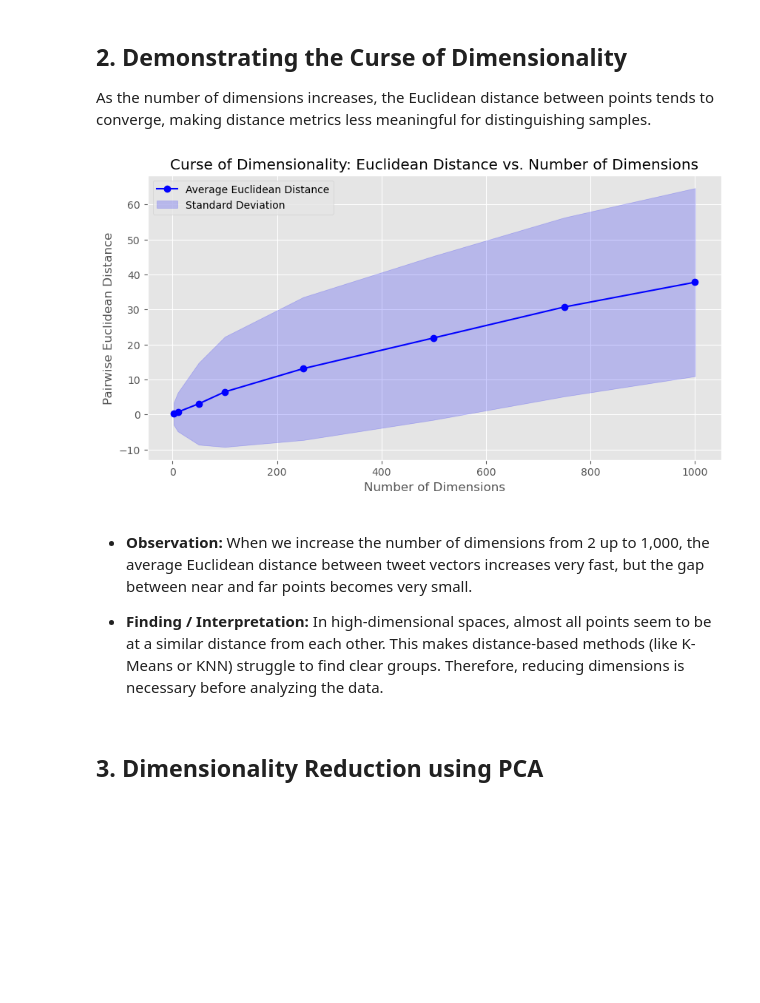
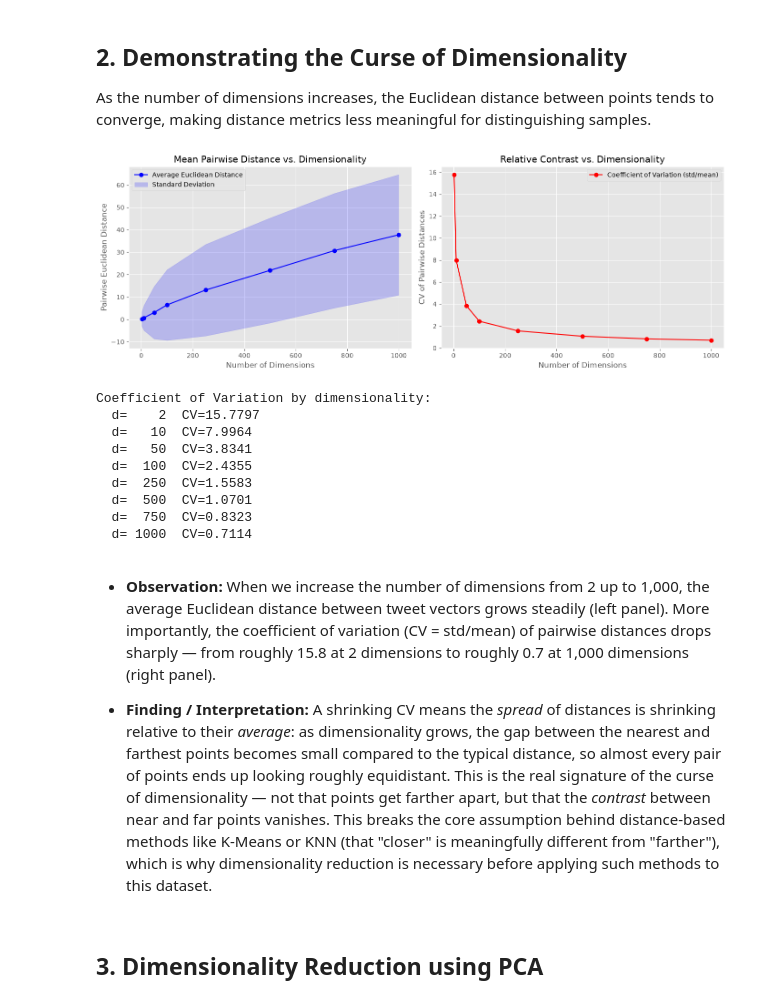
Before and after one commit to dmitrynovik/ml-a2, a Jupyter notebook: Task6_Dimensionality_Reduction.ipynb, the cells around one changed output. Drawn from its saved outputs; the diff is of its cells as text; code cells hidden in the pictures; blank space fills up the shorter version.

Commit message:
feat: task 6 - curse of dimensionality - adding CV

```diff
--- a/Task6_Dimensionality_Reduction.ipynb
+++ b/Task6_Dimensionality_Reduction.ipynb
@@ -48,39 +48,66 @@ As the number of dimensions increases, the Euclidean distance between points ten
 # %%
 dims_to_test = [2, 10, 50, 100, 250, 500, 750, 1000]
 avg_distances = []
 std_distances = []
+cv_distances = []
 
 # Subsample to speed up pairwise distance calculation
 X_sample = X_scaled[:500]
 
 for d in dims_to_test:
     if d > X_sample.shape[1]:
         d = X_sample.shape[1]
     # Calculate pairwise Euclidean distances using the first 'd' dimensions
     distances = pdist(X_sample[:, :d], metric='euclidean')
     avg_distances.append(np.mean(distances))
     std_distances.append(np.std(distances))
+    # Coefficient of variation: quantifies how much distances concentrate
+    # around the mean as dimensionality grows (the real signature of the
+    # curse of dimensionality, not just distances getting larger)
+    cv_distances.append(np.std(distances) / np.mean(distances))
 
 # Visualization
-plt.figure(figsize=(10, 5))
-plt.plot(dims_to_test, avg_distances, marker='o', linestyle='-', color='b', label='Average Euclidean Distance')
-plt.fill_between(dims_to_test,
-                 np.array(avg_distances) - np.array(std_distances),
-                 np.array(avg_distances) + np.array(std_distances),
-                 color='b', alpha=0.2, label='Standard Deviation')
-plt.title('Curse of Dimensionality: Euclidean Distance vs. Number of Dimensions')
-plt.xlabel('Number of Dimensions')
-plt.ylabel('Pairwise Euclidean Distance')
-plt.legend()
+fig, axes = plt.subplots(1, 2, figsize=(14, 5))
+
+axes[0].plot(dims_to_test, avg_distances, marker='o', linestyle='-', color='b', label='Average Euclidean Distance')
+axes[0].fill_between(dims_to_test,
+                      np.array(avg_distances) - np.array(std_distances),
+                      np.array(avg_distances) + np.array(std_distances),
+                      color='b', alpha=0.2, label='Standard Deviation')
+axes[0].set_title('Mean Pairwise Distance vs. Dimensionality')
+axes[0].set_xlabel('Number of Dimensions')
+axes[0].set_ylabel('Pairwise Euclidean Distance')
+axes[0].legend()
+
+axes[1].plot(dims_to_test, cv_distances, marker='o', linestyle='-', color='r', label='Coefficient of Variation (std/mean)')
+axes[1].set_title('Relative Contrast vs. Dimensionality')
+axes[1].set_xlabel('Number of Dimensions')
+axes[1].set_ylabel('CV of Pairwise Distances')
+axes[1].legend()
+
+plt.tight_layout()
 plt.show()
+
+print("Coefficient of Variation by dimensionality:")
+for d, cv in zip(dims_to_test, cv_distances):
+    print(f"  d={d:5d}  CV={cv:.4f}")
 # %% [output]
-[figure, old version]
+[figure, new version]
+Coefficient of Variation by dimensionality:
+  d=    2  CV=15.7797
+  d=   10  CV=7.9964
+  d=   50  CV=3.8341
+  d=  100  CV=2.4355
+  d=  250  CV=1.5583
+  d=  500  CV=1.0701
+  d=  750  CV=0.8323
+  d= 1000  CV=0.7114
-# %% [markdown]
-* **Observation:**
-When we increase the number of dimensions from 2 up to 1,000, the average Euclidean distance between tweet vectors increases very fast, but the gap between near and far points becomes very small.
-
-* **Finding / Interpretation:**
-In high-dimensional spaces, almost all points seem to be at a similar distance from each other. This makes distance-based methods (like K-Means or KNN) struggle to find clear groups. Therefore, reducing dimensions is necessary before analyzing the data.
+# %% [markdown]
+* **Observation:**
+When we increase the number of dimensions from 2 up to 1,000, the average Euclidean distance between tweet vectors grows steadily (left panel). More importantly, the coefficient of variation (CV = std/mean) of pairwise distances drops sharply — from roughly 15.8 at 2 dimensions to roughly 0.7 at 1,000 dimensions (right panel).
+
+* **Finding / Interpretation:**
+A shrinking CV means the *spread* of distances is shrinking relative to their *average*: as dimensionality grows, the gap between the nearest and farthest points becomes small compared to the typical distance, so almost every pair of points ends up looking roughly equidistant. This is the real signature of the curse of dimensionality — not that points get farther apart, but that the *contrast* between near and far points vanishes. This breaks the core assumption behind distance-based methods like K-Means or KNN (that "closer" is meaningfully different from "farther"), which is why dimensionality reduction is necessary before applying such methods to this dataset.
 # %% [markdown]
 ## 3. Dimensionality Reduction using PCA
 # %%
```
Also changed, not shown: 1 other file.
